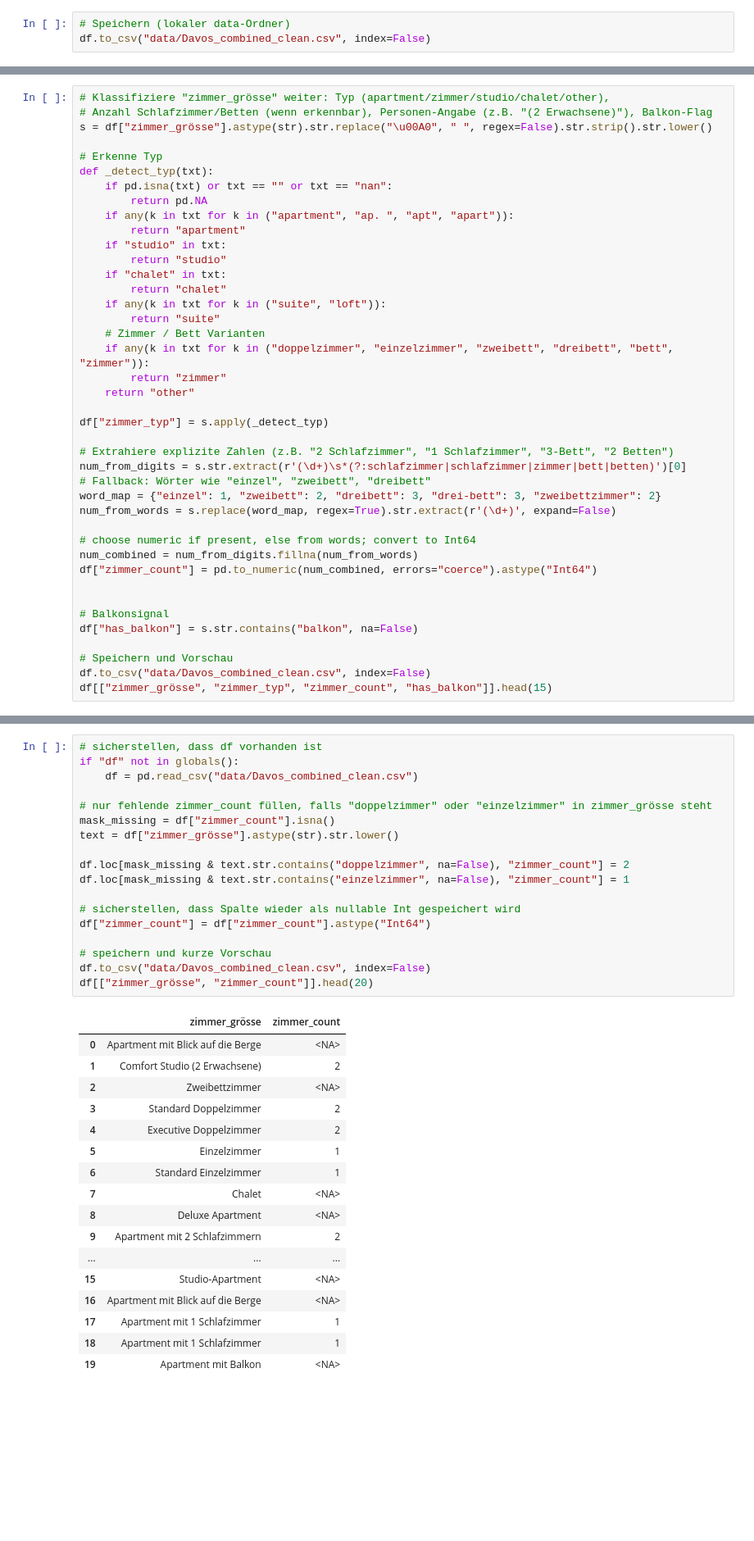
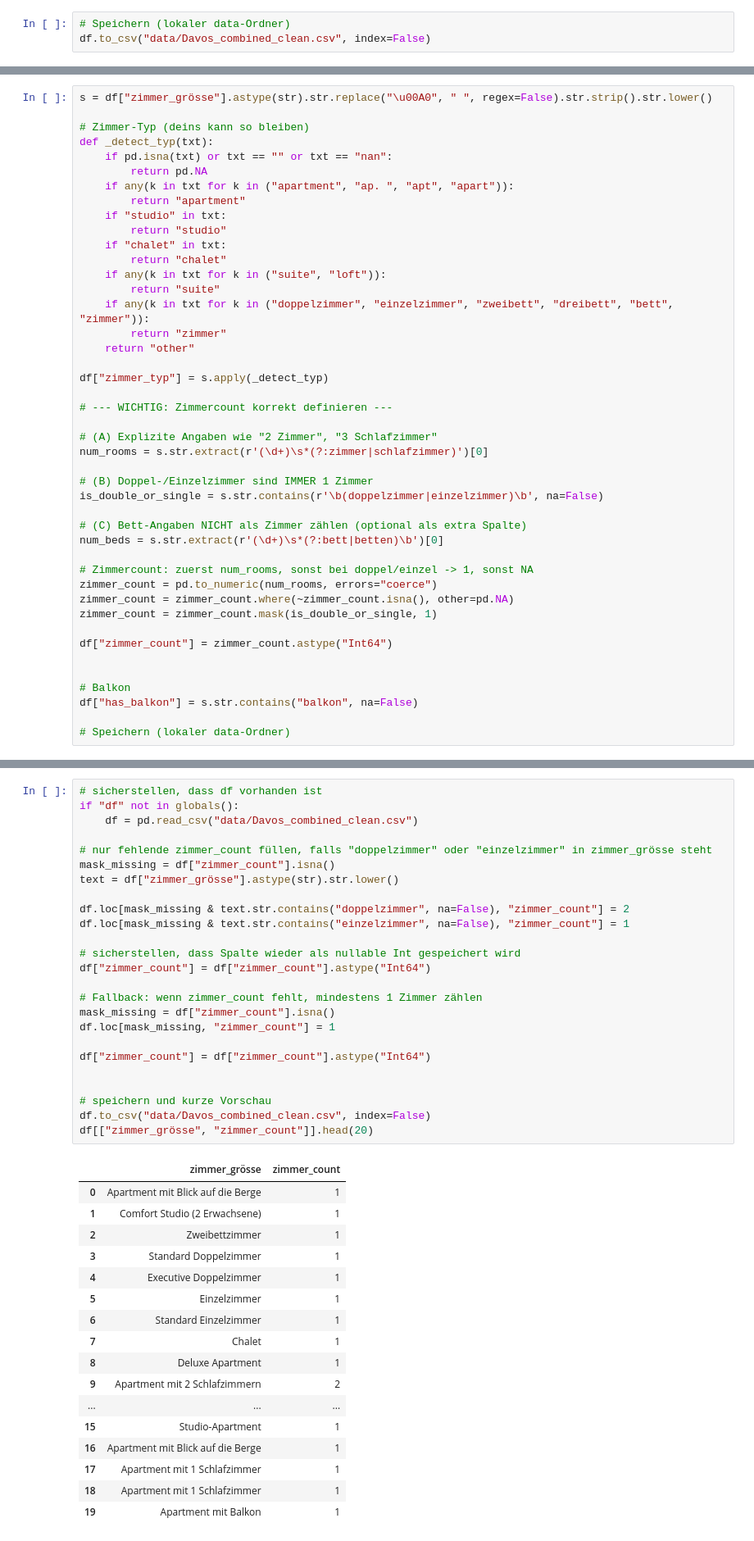
Before and after one commit to NadineLan/NLA_project_template_arm, a Jupyter notebook: Data_Combine.ipynb, the cells around one changed output, grey strips where cells are left out. Shown at 82% size. Cells and saved outputs as stored; diff of their text form; blank space fills up the shorter version.

```diff
--- a/Data_Combine.ipynb
+++ b/Data_Combine.ipynb
@@ -205,9 +208,7 @@ Name: distance_zentrum_meters, dtype: Int64
 # %%
-# Klassifiziere "zimmer_grösse" weiter: Typ (apartment/zimmer/studio/chalet/other),
-# Anzahl Schlafzimmer/Betten (wenn erkennbar), Personen-Angabe (z.B. "(2 Erwachsene)"), Balkon-Flag
 s = df["zimmer_grösse"].astype(str).str.replace("\u00A0", " ", regex=False).str.strip().str.lower()
 
-# Erkenne Typ
+# Zimmer-Typ (deins kann so bleiben)
 def _detect_typ(txt):
     if pd.isna(txt) or txt == "" or txt == "nan":
         return pd.NA
@@ -219,27 +220,32 @@ def _detect_typ(txt):
         return "chalet"
     if any(k in txt for k in ("suite", "loft")):
         return "suite"
-    # Zimmer / Bett Varianten
     if any(k in txt for k in ("doppelzimmer", "einzelzimmer", "zweibett", "dreibett", "bett", "zimmer")):
         return "zimmer"
     return "other"
 
 df["zimmer_typ"] = s.apply(_detect_typ)
 
-# Extrahiere explizite Zahlen (z.B. "2 Schlafzimmer", "1 Schlafzimmer", "3-Bett", "2 Betten")
-num_from_digits = s.str.extract(r'(\d+)\s*(?:schlafzimmer|schlafzimmer|zimmer|bett|betten)')[0]
-# Fallback: Wörter wie "einzel", "zweibett", "dreibett"
-word_map = {"einzel": 1, "zweibett": 2, "dreibett": 3, "drei-bett": 3, "zweibettzimmer": 2}
-num_from_words = s.replace(word_map, regex=True).str.extract(r'(\d+)', expand=False)
+# --- WICHTIG: Zimmercount korrekt definieren ---
 
-# choose numeric if present, else from words; convert to Int64
-num_combined = num_from_digits.fillna(num_from_words)
-df["zimmer_count"] = pd.to_numeric(num_combined, errors="coerce").astype("Int64")
+# (A) Explizite Angaben wie "2 Zimmer", "3 Schlafzimmer"
+num_rooms = s.str.extract(r'(\d+)\s*(?:zimmer|schlafzimmer)')[0]
+
+# (B) Doppel-/Einzelzimmer sind IMMER 1 Zimmer
+is_double_or_single = s.str.contains(r'\b(doppelzimmer|einzelzimmer)\b', na=False)
+
+# (C) Bett-Angaben NICHT als Zimmer zählen (optional als extra Spalte)
+num_beds = s.str.extract(r'(\d+)\s*(?:bett|betten)\b')[0]
+
+# Zimmercount: zuerst num_rooms, sonst bei doppel/einzel -> 1, sonst NA
+zimmer_count = pd.to_numeric(num_rooms, errors="coerce")
+zimmer_count = zimmer_count.where(~zimmer_count.isna(), other=pd.NA)
+zimmer_count = zimmer_count.mask(is_double_or_single, 1)
+
+df["zimmer_count"] = zimmer_count.astype("Int64")
 
 
-# Balkonsignal
+# Balkon
 df["has_balkon"] = s.str.contains("balkon", na=False)
 
-# Speichern und Vorschau
-df.to_csv("data/Davos_combined_clean.csv", index=False)
-df[["zimmer_grösse", "zimmer_typ", "zimmer_count", "has_balkon"]].head(15)
+# Speichern (lokaler data-Ordner)
@@ -263,39 +252,46 @@ df[["zimmer_grösse", "zimmer_typ", "zimmer_count", "has_balkon"]].head(15)
 # %%
 # sicherstellen, dass df vorhanden ist
 if "df" not in globals():
     df = pd.read_csv("data/Davos_combined_clean.csv")
 
 # nur fehlende zimmer_count füllen, falls "doppelzimmer" oder "einzelzimmer" in zimmer_grösse steht
 mask_missing = df["zimmer_count"].isna()
 text = df["zimmer_grösse"].astype(str).str.lower()
 
 df.loc[mask_missing & text.str.contains("doppelzimmer", na=False), "zimmer_count"] = 2
 df.loc[mask_missing & text.str.contains("einzelzimmer", na=False), "zimmer_count"] = 1
 
 # sicherstellen, dass Spalte wieder als nullable Int gespeichert wird
 df["zimmer_count"] = df["zimmer_count"].astype("Int64")
 
+# Fallback: wenn zimmer_count fehlt, mindestens 1 Zimmer zählen
+mask_missing = df["zimmer_count"].isna()
+df.loc[mask_missing, "zimmer_count"] = 1
+
+df["zimmer_count"] = df["zimmer_count"].astype("Int64")
+
+
 # speichern und kurze Vorschau
 df.to_csv("data/Davos_combined_clean.csv", index=False)
 df[["zimmer_grösse", "zimmer_count"]].head(20)
 # %% [output]
 |  | zimmer_grösse | zimmer_count |
-| 0 | Apartment mit Blick auf die Berge | <NA> |
-| 1 | Comfort Studio (2 Erwachsene) | 2 |
-| 2 | Zweibettzimmer | <NA> |
-| 3 | Standard Doppelzimmer | 2 |
-| 4 | Executive Doppelzimmer | 2 |
+| 0 | Apartment mit Blick auf die Berge | 1 |
+| 1 | Comfort Studio (2 Erwachsene) | 1 |
+| 2 | Zweibettzimmer | 1 |
+| 3 | Standard Doppelzimmer | 1 |
+| 4 | Executive Doppelzimmer | 1 |
 | 5 | Einzelzimmer | 1 |
 | 6 | Standard Einzelzimmer | 1 |
-| 7 | Chalet | <NA> |
-| 8 | Deluxe Apartment | <NA> |
+| 7 | Chalet | 1 |
+| 8 | Deluxe Apartment | 1 |
 | 9 | Apartment mit 2 Schlafzimmern | 2 |
 | ... | ... | ... |
-| 15 | Studio-Apartment | <NA> |
-| 16 | Apartment mit Blick auf die Berge | <NA> |
+| 15 | Studio-Apartment | 1 |
+| 16 | Apartment mit Blick auf die Berge | 1 |
 | 17 | Apartment mit 1 Schlafzimmer | 1 |
 | 18 | Apartment mit 1 Schlafzimmer | 1 |
-| 19 | Apartment mit Balkon | <NA> |
+| 19 | Apartment mit Balkon | 1 |
 # %%
 # rename column in the main df (and in related frames if present), then save
 if "df" not in globals():
```
Also changed, not shown: parts of 9 cells of this notebook, 5 other files.
